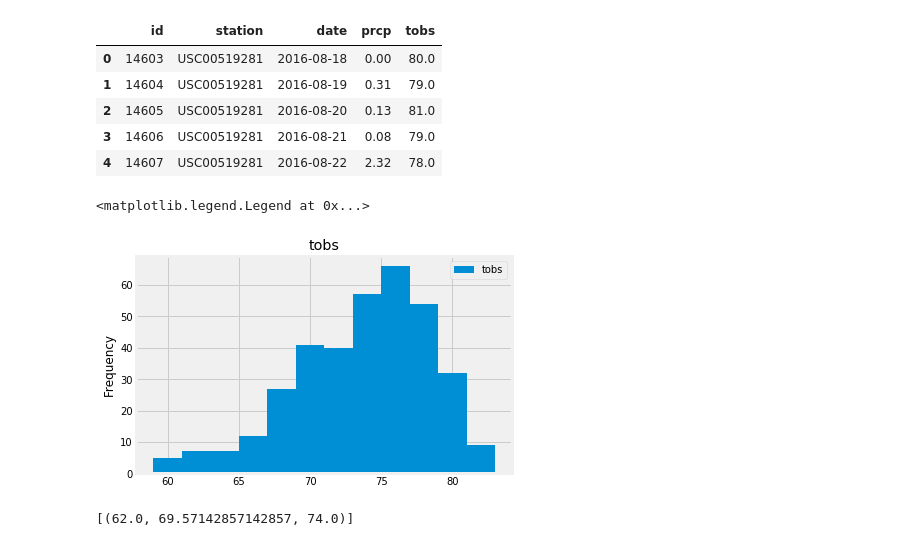
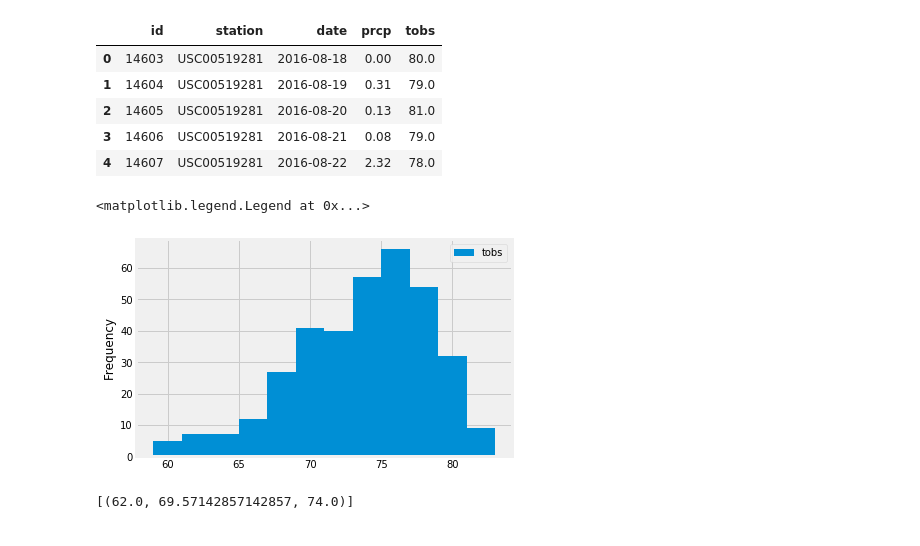
Before and after one commit to ulyssey28/Advanced-Data-Storage-and-Retrieval-, a Jupyter notebook: final_climate.ipynb, the cells around one changed output. Drawn from its saved outputs; the diff is of its cells as text; code cells hidden in the pictures.

```diff
--- a/final_climate.ipynb
+++ b/final_climate.ipynb
@@ -222,11 +222,12 @@ mobs_station_df.head()
 # %%
 # plot the results as a histogram
 mobs_station_df.hist(column= 'tobs', bins=12, grid=True, label="tobs")
 plt.ylabel('Frequency')
+plt.title('')
 plt.legend(loc="best")
 # %% [output]
 <matplotlib.legend.Legend at 0x...>
-[figure, old version]
+[figure, new version]
 # %%
 # This function called `calc_temps` will accept start date and end date in the format '%Y-%m-%d'
 # and return the minimum, average, and maximum temperatures for that range of dates
```
Also changed, not shown: parts of 6 cells of this notebook.
